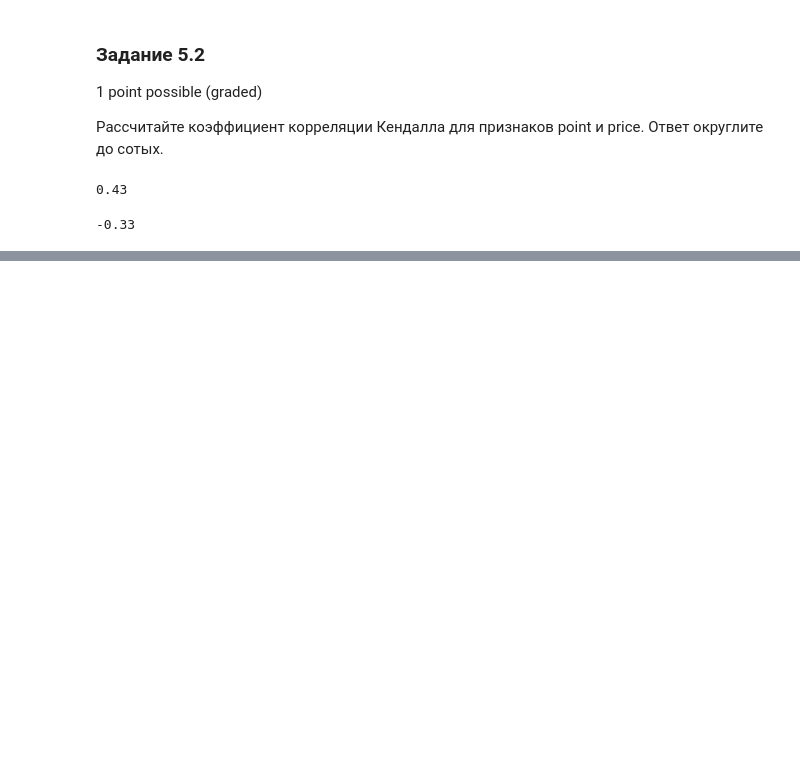
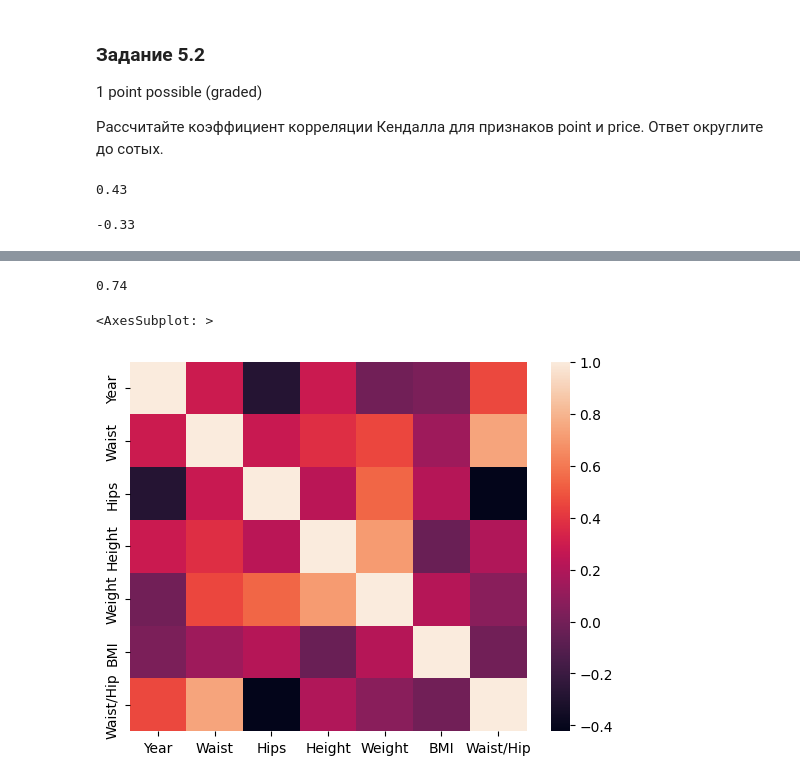
Before and after one commit to alexey300479/sf_datascience_2022, a Jupyter notebook: EDA_2/wine_eda_2.ipynb, the cells around one changed output, grey strips where cells are left out. Saved outputs shown, nothing was run; the diff lists cells and outputs as text; code cells hidden in the pictures; blank space fills up the shorter version.

```diff
--- a/EDA_2/wine_eda_2.ipynb
+++ b/EDA_2/wine_eda_2.ipynb
@@ -173,3 +175,6 @@ y = [+1, +1, +1, -1] # список значений признака y
 round(matthews_corrcoef(x, y), 2) # рассчитаем коэффициент корреляции Мэтьюса
 # %% [output]
 -0.33
+# %%
+models_path = join('dataset', 'model.csv')
+data = pd.read_csv(models_path)
@@ -175,0 +199,9 @@ round(matthews_corrcoef(x, y), 2) # рассчитаем коэффициент
+# %%
+round(data.corr().loc['Waist/Hip', 'Waist'], 2)
+# %% [output]
+0.74
+# %%
+sns.heatmap(data.corr())
+# %% [output]
+<AxesSubplot: >
+[figure, added]
```
Also changed, not shown: parts of 18 cells of this notebook, 1 other file.
